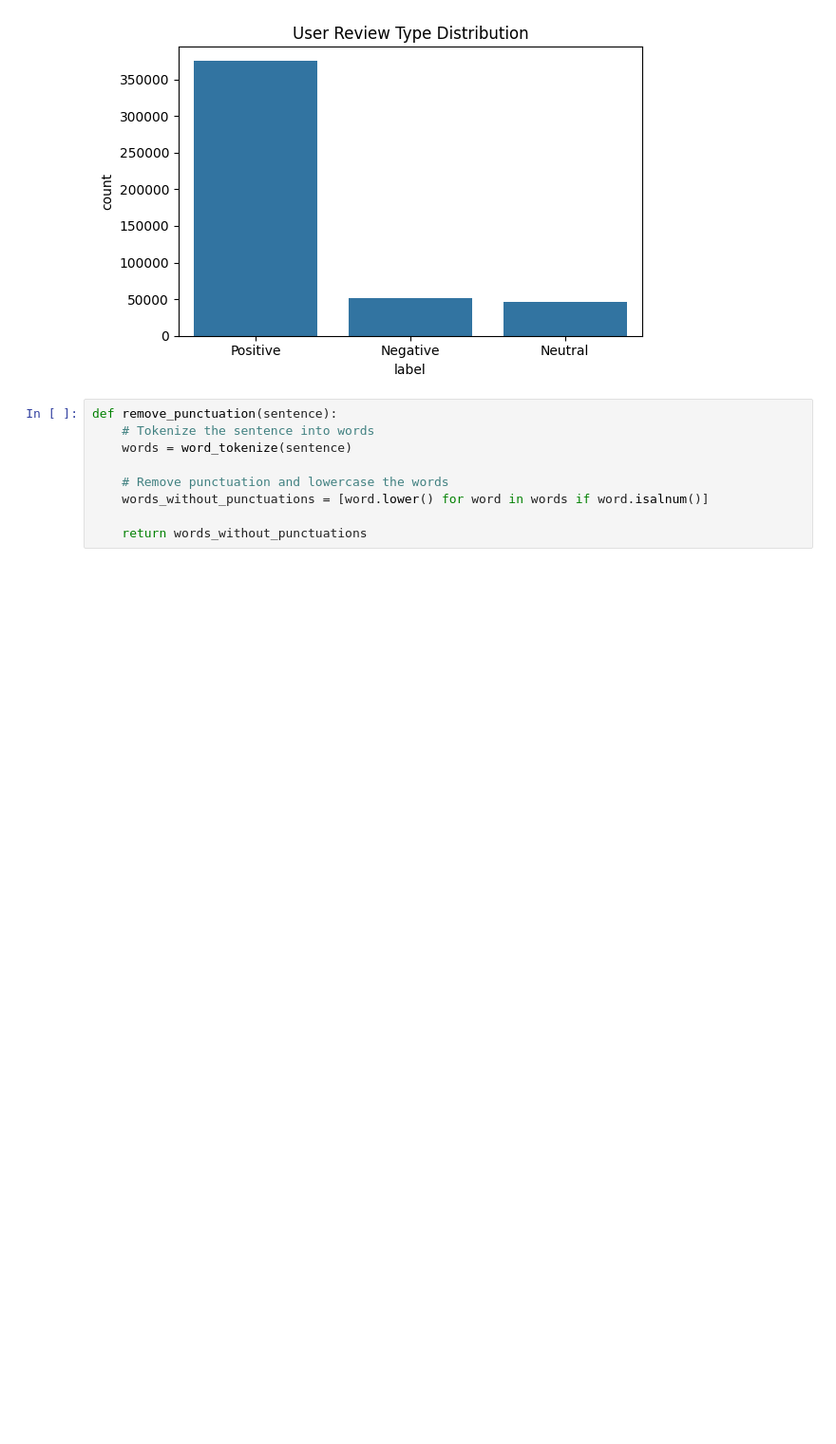
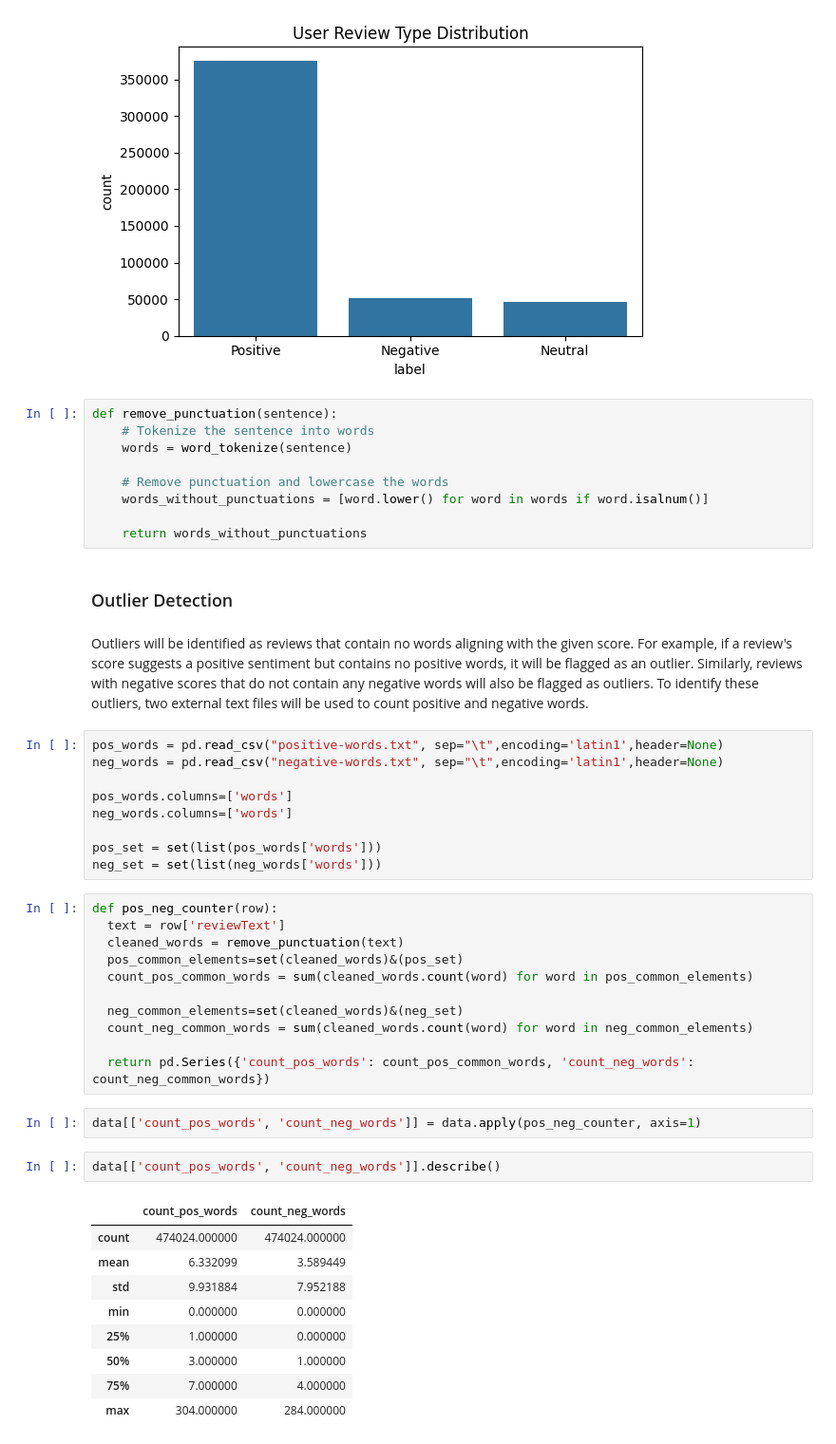
Before and after one commit to emreyurderiportfolio/Portfolio, a Jupyter notebook: Amazon_Reviews_Sentiment_Analysis/Sentiment_Analysis.ipynb, the cells around one changed output. Shown at 95% size. Drawn from its saved outputs; the diff is of its cells as text; blank space fills up the shorter version.

Commit message:
negative_positive_txt_files_additional_preprocessing_steps

```diff
--- a/Amazon_Reviews_Sentiment_Analysis/Sentiment_Analysis.ipynb
+++ b/Amazon_Reviews_Sentiment_Analysis/Sentiment_Analysis.ipynb
@@ -420,3 +405,41 @@ def remove_punctuation(sentence):
     words_without_punctuations = [word.lower() for word in words if word.isalnum()]
 
     return words_without_punctuations
+# %% [markdown]
+### Outlier Detection
+# %% [markdown]
+Outliers will be identified as reviews that contain no words aligning with the given score. For example, if a review's score suggests a positive sentiment but contains no positive words, it will be flagged as an outlier. Similarly, reviews with negative scores that do not contain any negative words will also be flagged as outliers. To identify these outliers, two external text files will be used to count positive and negative words.
+# %%
+pos_words = pd.read_csv("positive-words.txt", sep="\t",encoding='latin1',header=None)
+neg_words = pd.read_csv("negative-words.txt", sep="\t",encoding='latin1',header=None)
+
+pos_words.columns=['words']
+neg_words.columns=['words']
+
+pos_set = set(list(pos_words['words']))
+neg_set = set(list(neg_words['words']))
+# %%
+def pos_neg_counter(row):
+  text = row['reviewText']
+  cleaned_words = remove_punctuation(text)
+  pos_common_elements=set(cleaned_words)&(pos_set)
+  count_pos_common_words = sum(cleaned_words.count(word) for word in pos_common_elements)
+
+  neg_common_elements=set(cleaned_words)&(neg_set)
+  count_neg_common_words = sum(cleaned_words.count(word) for word in neg_common_elements)
+
+  return pd.Series({'count_pos_words': count_pos_common_words, 'count_neg_words': count_neg_common_words})
+# %%
+data[['count_pos_words', 'count_neg_words']] = data.apply(pos_neg_counter, axis=1)
+# %%
+data[['count_pos_words', 'count_neg_words']].describe()
+# %% [output]
+|  | count_pos_words | count_neg_words |
+| count | 474024.000000 | 474024.000000 |
+| mean | 6.332099 | 3.589449 |
+| std | 9.931884 | 7.952188 |
+| min | 0.000000 | 0.000000 |
+| 25% | 1.000000 | 0.000000 |
+| 50% | 3.000000 | 1.000000 |
+| 75% | 7.000000 | 4.000000 |
+| max | 304.000000 | 284.000000 |
```
Also changed, not shown: parts of 7 cells of this notebook, 2 other files.
